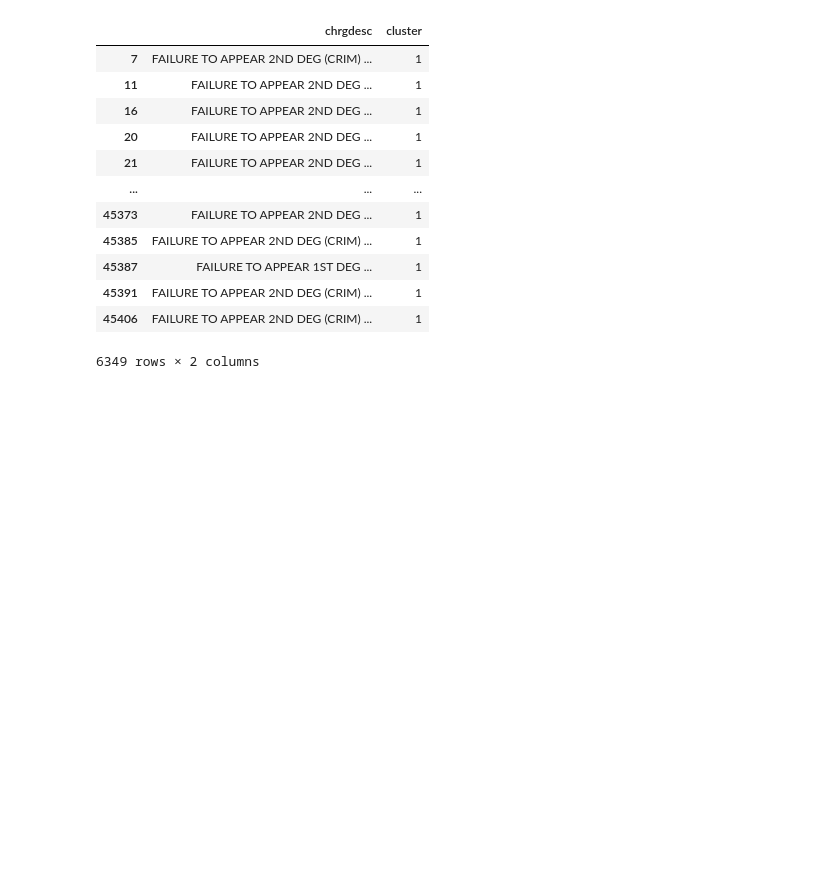
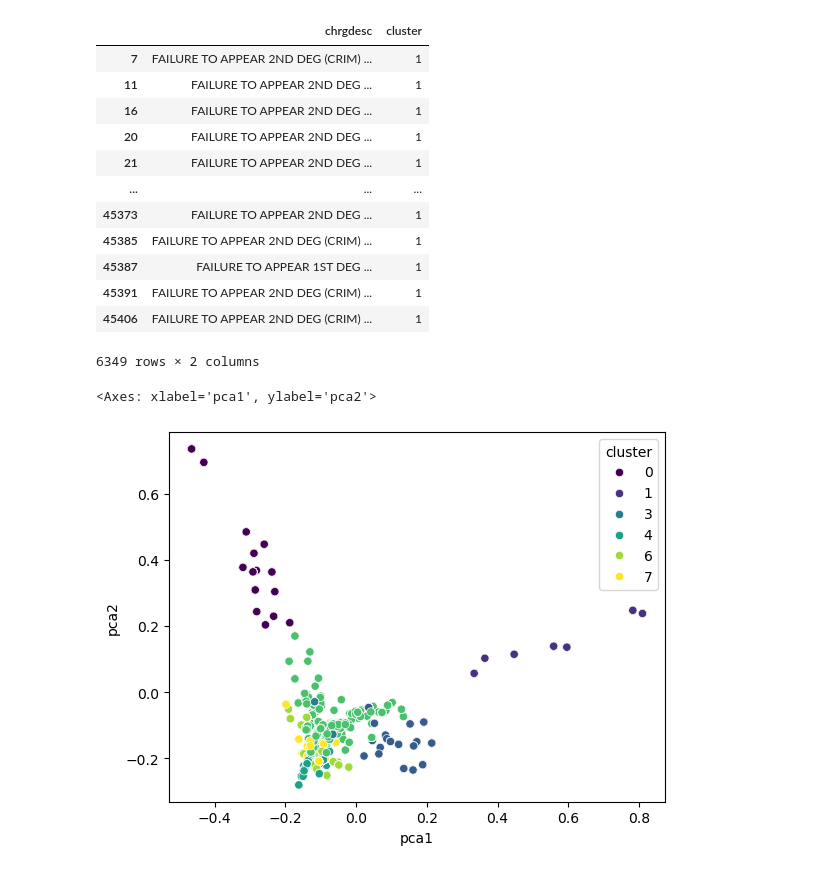
Before and after one commit to bkdevart/hackathon_safe_route, a Jupyter notebook: data_eda.ipynb, the cells around one changed output. Drawn from its saved outputs; the diff is of its cells as text; code cells hidden in the pictures; blank space fills up the shorter version.

Commit message:
added PCA code to check clusters

```diff
--- a/data_eda.ipynb
+++ b/data_eda.ipynb
@@ -285,3 +285,23 @@ cluster_1
 6349 rows × 2 columns
 # %%
 coordinates_weight[['X', 'Y', 'chrgdesc', 'grouped_crime', 'cluster']].to_csv('data/coordinates_weight.csv')
+# %%
+from sklearn.decomposition import PCA
+
+# initialize PCA with 2 components
+pca = PCA(n_components=2, random_state=42)
+# pass our X to the pca and store the reduced vectors into pca_vecs
+pca_vecs = pca.fit_transform(X_tfidf.toarray())
+# save our two dimensions into x0 and x1
+x0 = pca_vecs[:, 0]
+x1 = pca_vecs[:, 1]
+coordinates_weight['pca1'] = x0
+coordinates_weight['pca2'] = x1
+# %%
+from matplotlib import pyplot as plt
+import seaborn as sns
+# plt.plot(x0, x1)
+sns.scatterplot(data=coordinates_weight, x='pca1', y='pca2', hue='cluster', palette="viridis")
+# %% [output]
+<Axes: xlabel='pca1', ylabel='pca2'>
+[figure, added]
```
Also changed, not shown: parts of 2 cells of this notebook.
